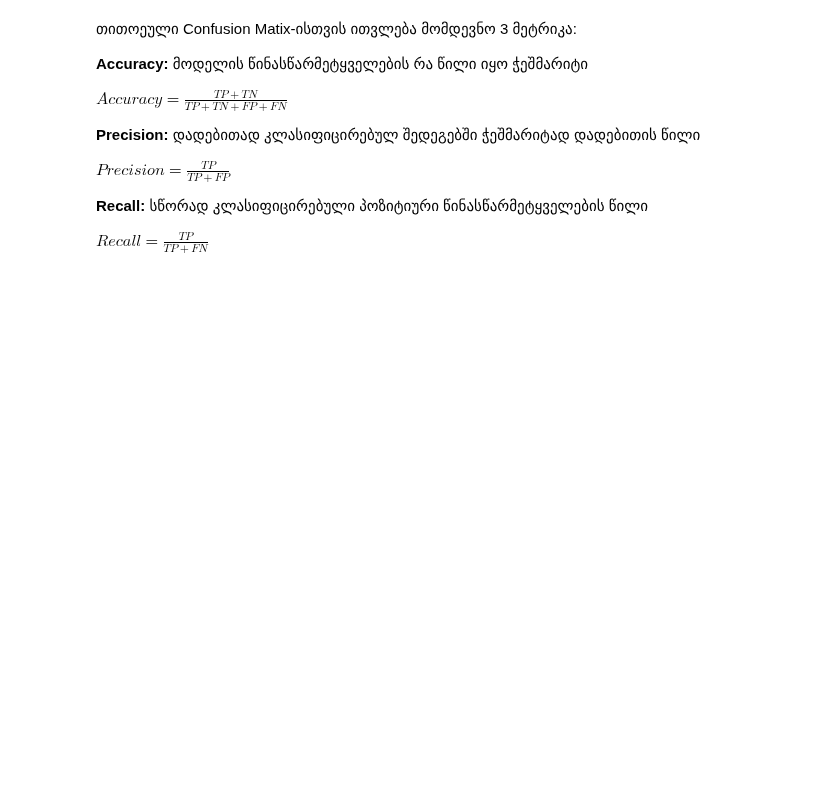
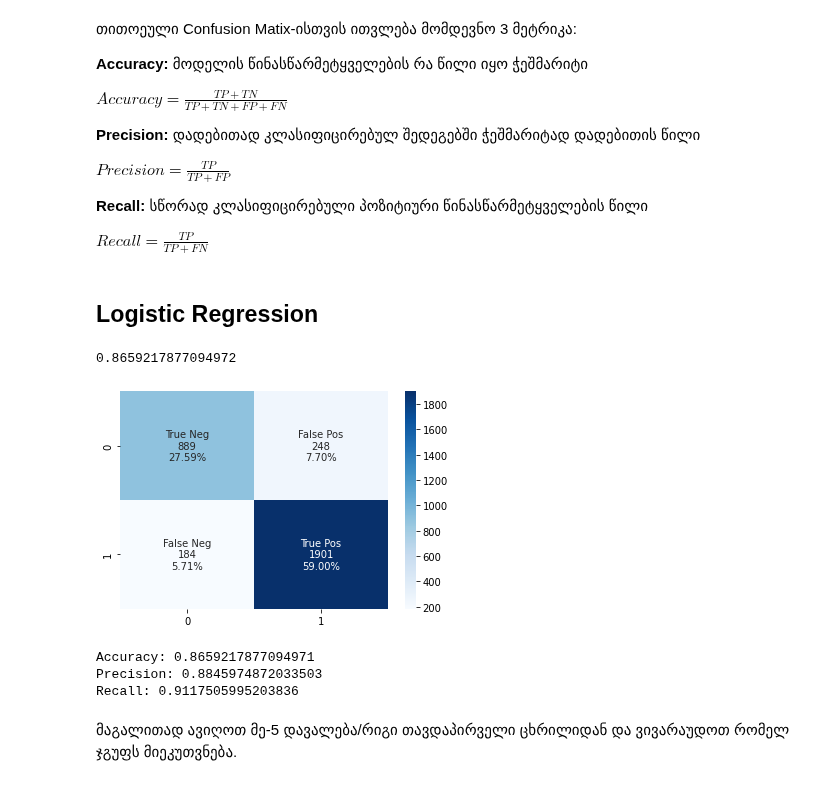
Before and after one commit to lnadi17/eeg-data-analysis, a Jupyter notebook: small-dataset/small-dataset-test.ipynb, the cells around one changed output. Saved outputs shown, nothing was run; the diff lists cells and outputs as text; code cells hidden in the pictures; blank space fills up the shorter version.

```diff
--- a/small-dataset/small-dataset-test.ipynb
+++ b/small-dataset/small-dataset-test.ipynb
@@ -853,3 +853,5 @@ $Precision = \frac{TP}{TP + FP}$
 **Recall:** სწორად კლასიფიცირებული პოზიტიური წინასწარმეტყველების წილი
 
 $Recall = \frac{TP}{TP + FN}$
+# %% [markdown]
+## Logistic Regression
@@ -855,0 +862,35 @@ $Recall = \frac{TP}{TP + FN}$
+# %%
+X = train_norm.loc[:, train_norm.columns != 'Alcoholic'].to_numpy()
+Y = train_norm['Alcoholic'].to_numpy()
+# %%
+x_train, x_test, y_train, y_test = train_test_split(X, Y, test_size=0.3, random_state=42, stratify=Y)
+# %%
+model = LogisticRegression(solver='liblinear', penalty='l2', C=40, random_state=42).fit(x_train, y_train)
+model.score(x_test, y_test)
+# %% [output]
+0.8659217877094972
+# %%
+cm = confusion_matrix(y_test, model.predict(x_test))
+
+def plot_cm(cm):
+    group_names = ['True Neg', 'False Pos', 'False Neg', 'True Pos']
+    group_counts = ['{0:0.0f}'.format(value) for value in cm.flatten()]
+    group_percentages = ['{0:.2%}'.format(value) for value in cm.flatten() / np.sum(cm)]
+    labels = [f'{v1}\n{v2}\n{v3}' for v1, v2, v3 in zip(group_names, group_counts, group_percentages)]
+    labels = np.asarray(labels).reshape(2,2)
+    sns.heatmap(cm, annot=labels, fmt='', cmap='Blues')
+    plt.show()
+
+    tn, fp, fn, tp = [value for value in cm.flatten() / np.sum(cm)]
+    print(f'Accuracy: {(tp + tn) / (tp + fn + fp + tn)}')
+    print(f'Precision: {tp / (tp + fp)}')
+    print(f'Recall: {tp / (tp + fn)}')
+
+plot_cm(cm)
+# %% [output]
+[figure, added]
+Accuracy: 0.8659217877094971
+Precision: 0.8845974872033503
+Recall: 0.9117505995203836
+# %% [markdown]
+მაგალითად ავიღოთ მე-5 დავალება/რიგი თავდაპირველი ცხრილიდან და ვივარაუდოთ რომელ ჯგუფს მიეკუთვნება.
```
Also changed, not shown: parts of 68 cells of this notebook.
